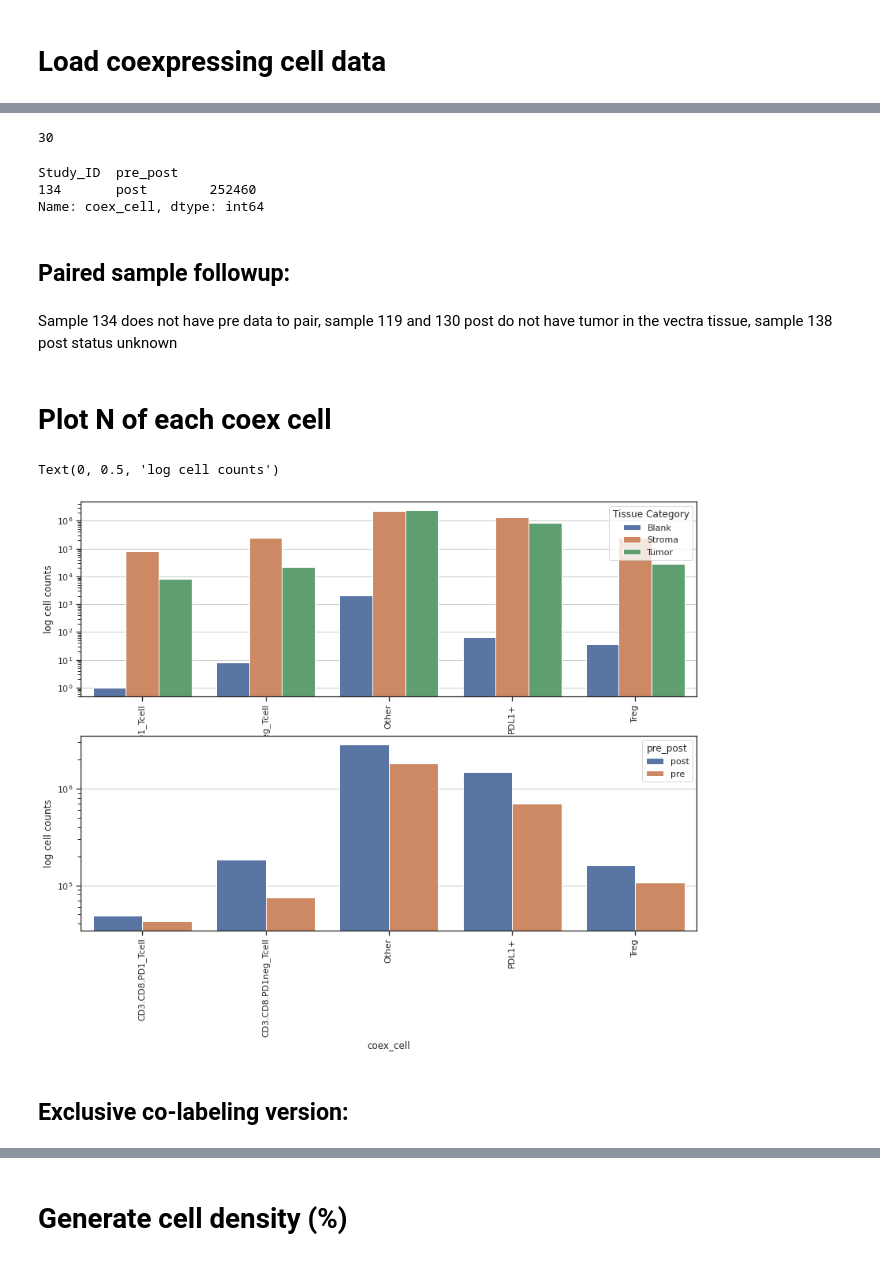
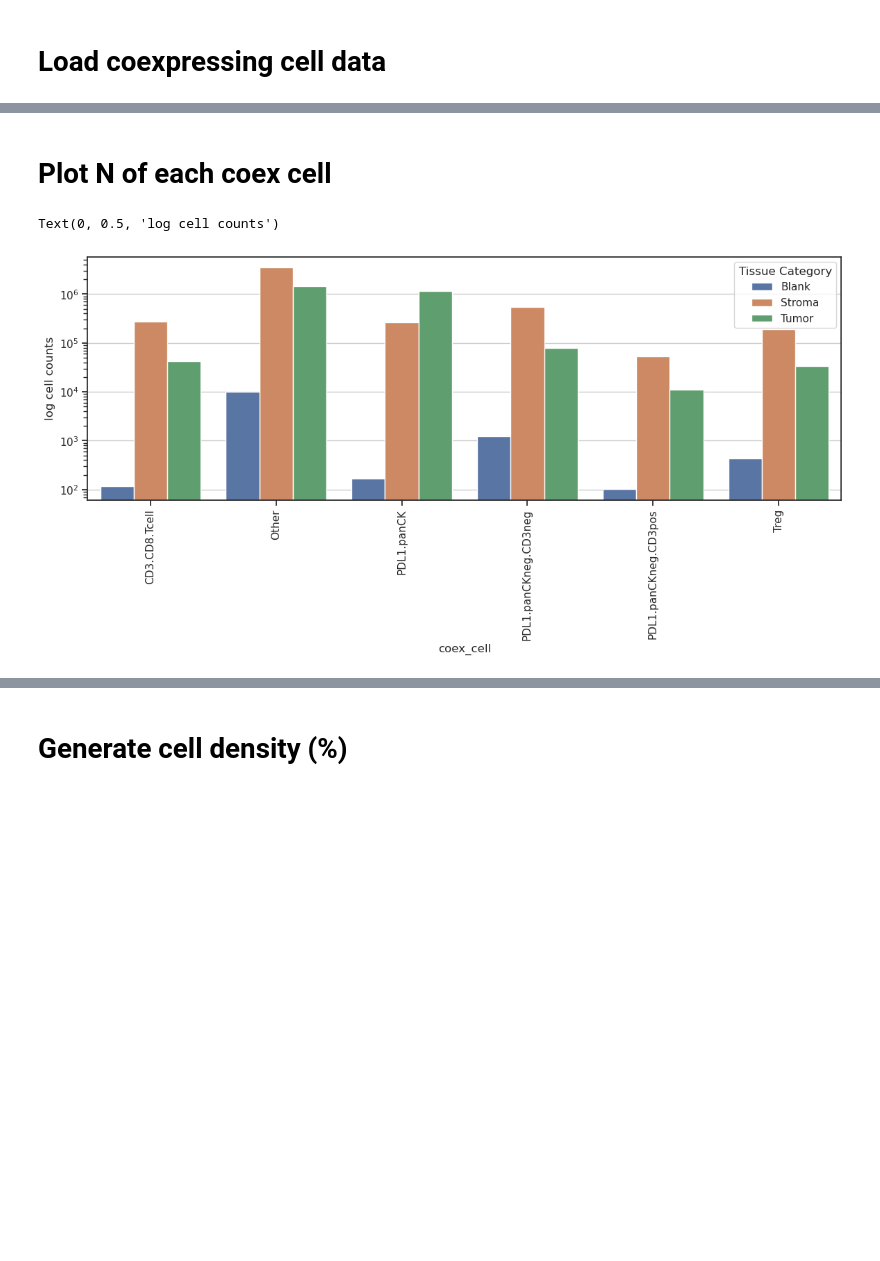
Before and after one commit to KidElectric/173-BFerris-NRG-HN003-Vectra, a Jupyter notebook: 00_combine_inform_vectra_outputs.ipynb, the cells around one changed output, grey strips where cells are left out. Drawn from its saved outputs; the diff is of its cells as text; code cells hidden in the pictures; blank space fills up the shorter version.

Commit message:
Working cell density extraction.

```diff
--- a/00_combine_inform_vectra_outputs.ipynb
+++ b/00_combine_inform_vectra_outputs.ipynb
@@ -18,11 +14,11 @@ import numpy as np
 from matplotlib import pyplot as plt
 import seaborn as sns
 from tqdm import tqdm
-hpc = False
-work_desktop = True
+hpc = True
+work_desktop = False
 work_linux = True
 singularity = True
-prj = "HCC-CBS-162-Hillman-BFerris-18139-HN-Vectra"
+prj = "HCC-CBS-173-Hillman-BFerris-NRG-HN003-Vectra"
 if not hpc:
     if work_desktop:
         if singularity:
@@ -52,10 +48,10 @@ from inform_vectra_tools import vecutils
 %autoreload 2
 
 results = base.joinpath('results')
-sampleinfo = base.joinpath('sampleinfo')
-info = pd.read_excel(sampleinfo.joinpath('18_139_clinical_information.xlsx'),header=1)
-data = base.joinpath('data')
-data =  data.joinpath('cell_seg')
+# sampleinfo = base.joinpath('sampleinfo')
+# info = pd.read_excel(sampleinfo.joinpath('18_139_clinical_information.xlsx'),header=1)
+data = base.joinpath('data','inform_data_exports')
+# data =  data.joinpath('inform')
 print(data.exists())
 
 
@@ -77,5 +73,5 @@ txt = [data.joinpath(all_fns[0])]
 print(txt)
 df = pd.read_csv(txt[0], sep='\t')
 keep_cols = vecutils.get_min_columns(df)
-print(keep_cols)
+# print(keep_cols)
 # %% [output]
@@ -439,12 +453,7 @@ Name: sample_type, dtype: int64
 # %% [markdown]
 # Load coexpressing cell data
 # %%
-exclusive = False
-if exclusive:
-    df = pd.read_csv(results.joinpath('vectra_exclusive_mergepanel_906984_of_7523642_qc50_cell_seg_coex_summary.tsv'),
-                                  sep='\t')
-else:
-    df = pd.read_csv(results.joinpath('vectra_mergepanel_2820431_of_7523642_qc50_cell_seg_coex_summary_v2.tsv'),
+df = pd.read_csv(results.joinpath('vectra_mergepanel_2639514_of_7564156_qc50_cell_seg_coex_5_group.tsv'),
                                   sep='\t')
 print(df.shape)
 pt_ID=df.loc[:,'Sample Name'].str.split('_').str[0]
@@ -724,51 +469,20 @@ should_have -> 101, 104, 107,108,109,111,112,113,114,116,117,119,121,123,124,125
-# %%
-len([101, 104, 107,108,109,111,112,113,114,116,117,119,121,123,124,125,127,128,129,130,131,133,134,136,137,138,139,140,141,142])
-# %% [output]
-30
-# %%
-should_have = np.array([101, 104, 107,108,109,111,112,113,114,116,117,119,121,123,124,125,
-                        127,128,129,130,131,133,134,136,137,138,139,140,141,142])
-not_have = should_have[~pd.Series(should_have).isin(paired)]
-df_clean.loc[df_clean.Study_ID.isin(not_have),:].groupby(['Study_ID','pre_post'])['coex_cell'].count()
-# %% [output]
-Study_ID  pre_post
-134       post        252460
-Name: coex_cell, dtype: int64
-# %% [markdown]
-## Paired sample followup:
-# %% [markdown]
-Sample 134 does not have pre data to pair, sample 119 and 130 post do not have tumor in the vectra tissue, sample 138 post status unknown
 # %% [markdown]
 # Plot N of each coex cell
 # %%
 fig = plt.figure(figsize=(14,10))
 ax = fig.add_subplot(2,1,1)
 sns.set_style("darkgrid")
 sns.set(style="ticks")
-tab = df_clin.groupby(['coex_cell','Tissue Category'])['Cell ID'].count().to_frame().reset_index()
+tab = df.groupby(['coex_cell','Tissue Category'])['Cell ID'].count().to_frame().reset_index()
 ax = sns.barplot(x = 'coex_cell',
                  y='Cell ID',
              data= tab.sort_values('coex_cell'),
              hue = 'Tissue Category',
              ax=ax)
 ax.grid(axis='y')
 plt.xticks(rotation = 90);
 plt.yscale('log');
 plt.ylabel('log cell counts')
-
-ax = fig.add_subplot(2,1,2)
-tab = df_clin.groupby(['coex_cell','pre_post'])['Cell ID'].count().to_frame().reset_index()
-ax = sns.barplot(x = 'coex_cell',
-                 y='Cell ID',
-             data= tab.sort_values('coex_cell'),
-             hue = 'pre_post',
-             ax=ax)
-ax.grid(axis='y')
-plt.xticks(rotation = 90);
-plt.yscale('log');
-plt.ylabel('log cell counts')
 # %% [output]
 Text(0, 0.5, 'log cell counts')
-[figure, old version]
+[figure, new version]
-# %% [markdown]
-## Exclusive co-labeling version:
```
Also changed, not shown: parts of 71 cells of this notebook, 2 other files.
